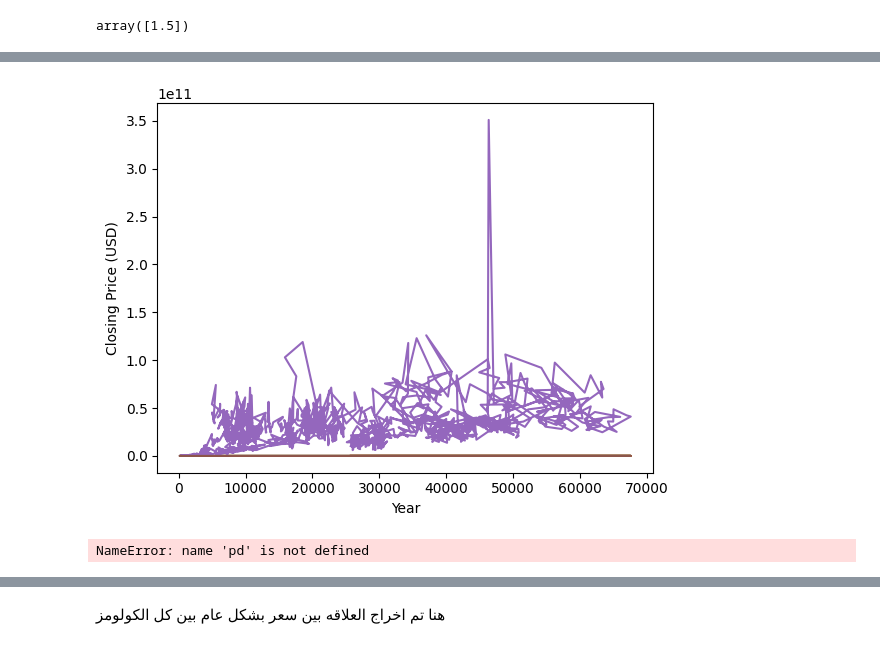
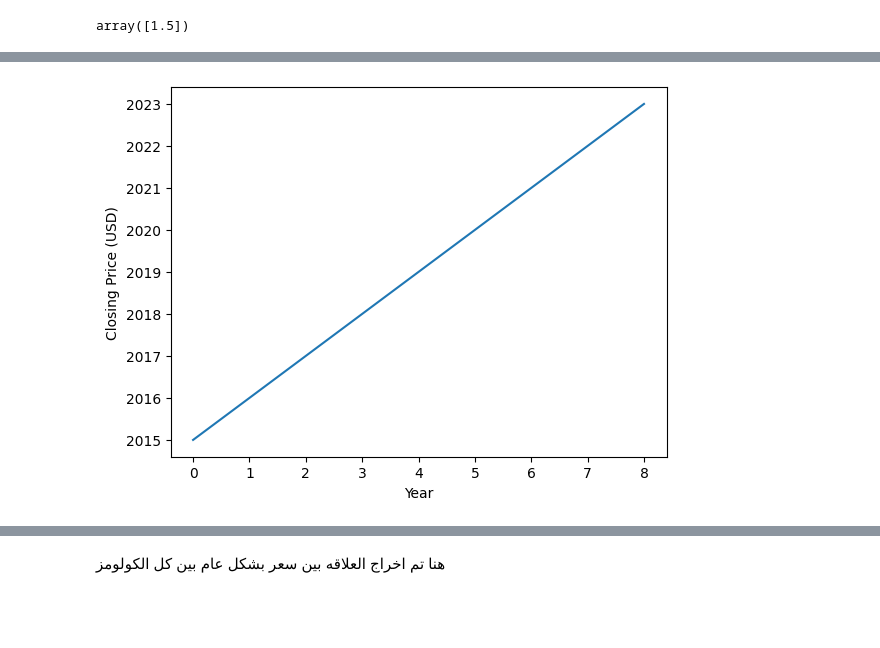
Before and after one commit to ayatkatka/bitcoin, a Jupyter notebook: bitcoinDataset.ipynb, the cells around one changed output, grey strips where cells are left out. Drawn from its saved outputs; the diff is of its cells as text; code cells hidden in the pictures; blank space fills up the shorter version.

```diff
--- a/bitcoinDataset.ipynb
+++ b/bitcoinDataset.ipynb
@@ -67,3 +545,24 @@ regr.fit(X, y)
 regr.predict([[1, 1]])
 # %% [output]
 array([1.5])
+# %%
+# Define the Data variable with appropriate data
+Data = [2015, 2016, 2017, 2018, 2019 ,2020, 2021, 2022 ,2023]
+
+
+ # Plotting outliers using scatter plots
+plt.figure(figsize=(12, 8), facecolor='white')
+plt.suptitle('Outlier Detection with Scatter Plots', fontsize=16)
+
+# Subplots for each feature
+plt.subplot(2, 3, 1)
+plt.scatter(df['Date'], df['Open Price (USD)'])
+plt.title('Open Price (USD)')
+plt.xticks(rotation=45)
+
+# Plot the Data
+import matplotlib.pyplot as plt
+plt.plot(Data)
+plt.xlabel('Date')
+plt.ylabel('Closing Price (USD)')
+plt.show()
@@ -70,10 +571,10 @@ array([1.5])
 # %%
-plt.plot(data)
+plt.plot(Data)
 plt.xlabel('Year')
 plt.ylabel('Closing Price (USD)')
 plt.show()
 # %% [output]
-[figure, old version]
+[figure, new version]
 # %%
 import pandas as pd
 
@@ -92,9 +593,7 @@ scaler=MinMaxScaler()
 import warnings
 warnings.filterwarnings('ignore')
 # %%
-df=pd.read_csv("bitcoinDataset.csv")
+df=pd.read_csv("bitcoinDatasetS.csv")
-# %% [output]
-NameError: name 'pd' is not defined
 # %%
 df
 # %% [output]
```
Also changed, not shown: parts of 69 cells of this notebook.
